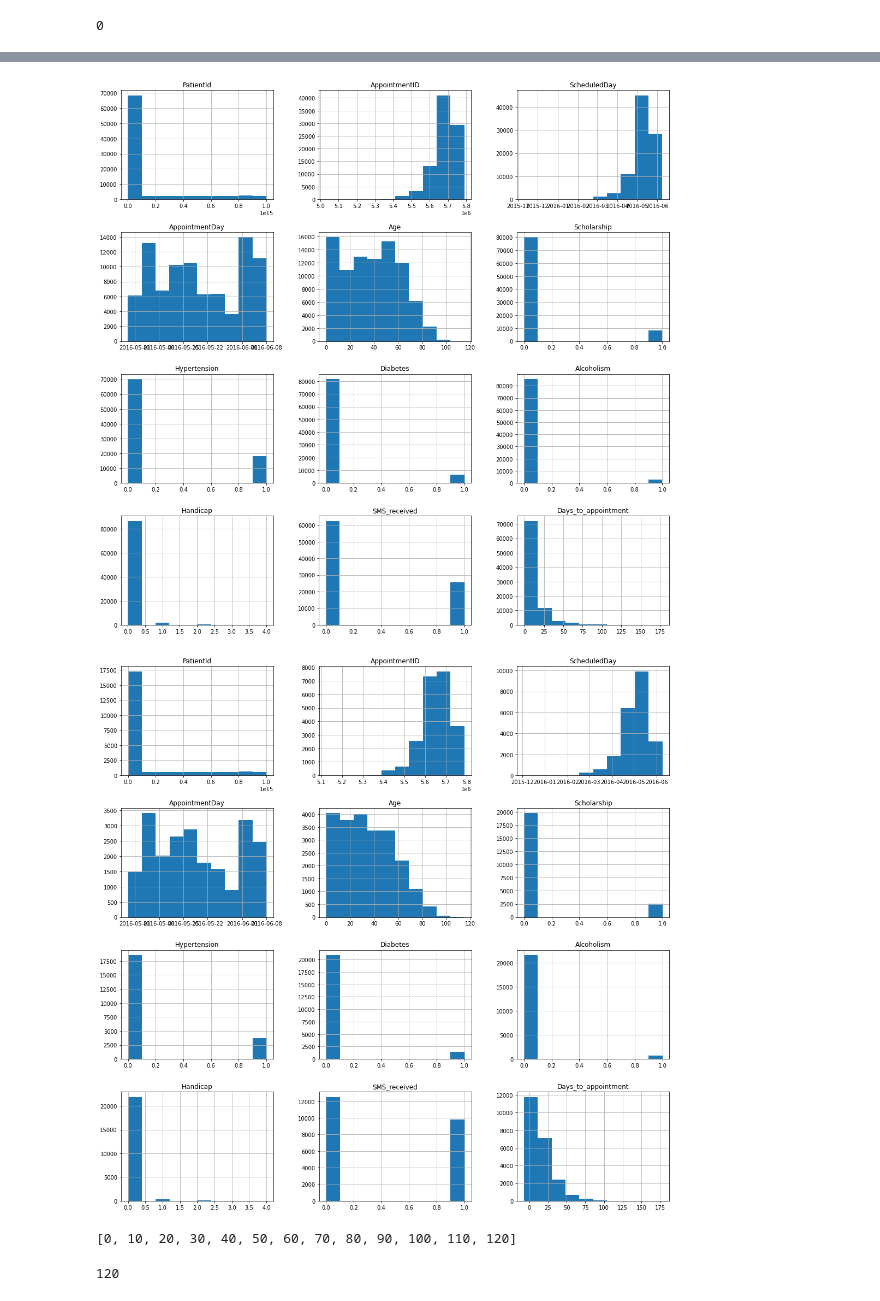
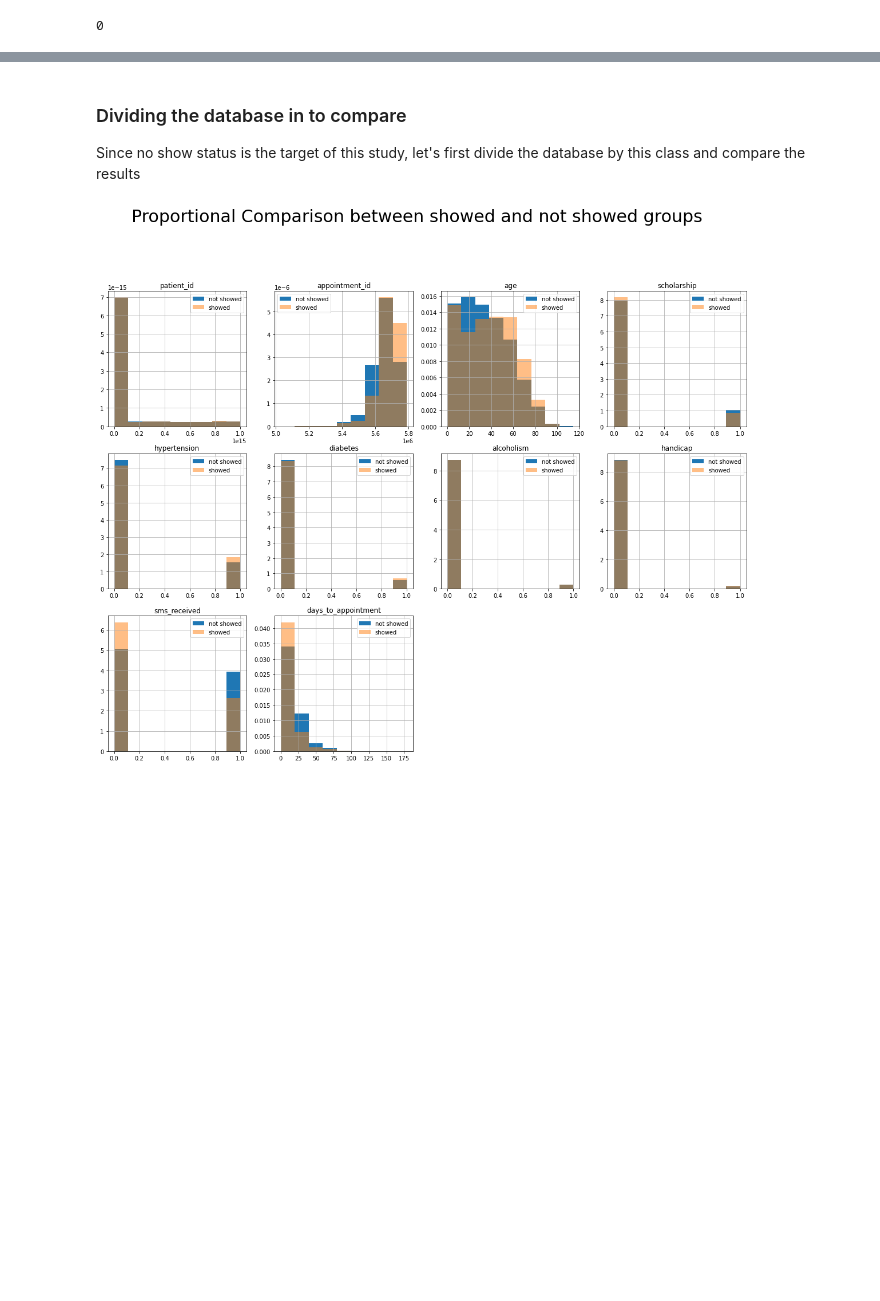
Before and after one commit to luiziurk/python_scripts, a Jupyter notebook: Datasets/project_2/Project 2_Udacity.ipynb, the cells around one changed output, grey strips where cells are left out. Saved outputs shown, nothing was run; the diff lists cells and outputs as text; code cells hidden in the pictures; blank space fills up the shorter version.

```diff
--- a/Datasets/project_2/Project 2_Udacity.ipynb
+++ b/Datasets/project_2/Project 2_Udacity.ipynb
@@ -138,0 +357,33 @@ df_noshow_clnd.describe()
+# %%
+age_labels = []
+age_bins = []
+
+
+# Checking the extremes
+min_bin = min(ages)
+
+while min_bin%10 !=0:
+    min_bin -= 1
+
+max_bin = max(ages)
+
+while max_bin%10 != 0:
+    max_bin+=1
+
+#Creating the bin list
+
+for i in range(min_bin,max_bin+1,10):
+    age_bins.append(i)
+
+
+
+while min_bin < max(ages):
+
+    if min_bin == 0:
+        c = str(min_bin)+'-'+str(min_bin+10)
+    else:
+        c = str(min_bin+1)+'-'+str(min_bin+10)
+    age_labels.append(c)
+    min_bin +=10
+print('labels ==> ', age_labels)
+print('bins ==> ', age_bins)
@@ -138,0 +393,2 @@ df_noshow_clnd.describe()
+# %%
+df_noshow_clnd['agegroup'] = pd.cut(df_noshow_clnd['age'], age_bins, labels = age_labels)
@@ -147,7 +407,0 @@ no_show_proportion
-# %%
-# Binning the Patient Age in groups of 10 years
-bin_ages = []
-bin_names =
-# %% [output]
-[figure, removed]
-[figure, removed]
@@ -168,9 +408,16 @@ def binning(min_value, max_value, bin_size):
-# %%
-bin_ages = binning(min(df_noshow_clnd.Age),max(df_noshow_clnd.Age), 10)
-bin_ages
-# %% [output]
-[0, 10, 20, 30, 40, 50, 60, 70, 80, 90, 100, 110, 120]
-# %%
-def bin_names(bin_list):
-# %% [output]
-120
+# %% [markdown]
+### Dividing the database in to compare
+
+Since no show status is the target of this study, let's first divide the database by this class and compare the results
+# %%
+df_showed = df_noshow_clnd.query("no_show == 'No'").copy()
+df_showed["no_show"].replace(('Yes', 'No'), ("not showed","showed"), inplace = True)
+df_showed.reset_index(drop = True, inplace = True)
+df_not_showed = df_noshow_clnd.query("no_show == 'Yes'").copy()
+df_not_showed["no_show"].replace(('Yes', 'No'), ("not showed","showed"), inplace = True)
+df_not_showed.reset_index(drop = True, inplace = True)
+
+hist_title = "Proportional Comparison between showed and not showed groups"
+hist_comp_prop(group = "no_show" ,df1 = df_showed,df2 = df_not_showed, title = hist_title)
+# %% [output]
+[figure, added]
```
Also changed, not shown: parts of 52 cells of this notebook.
